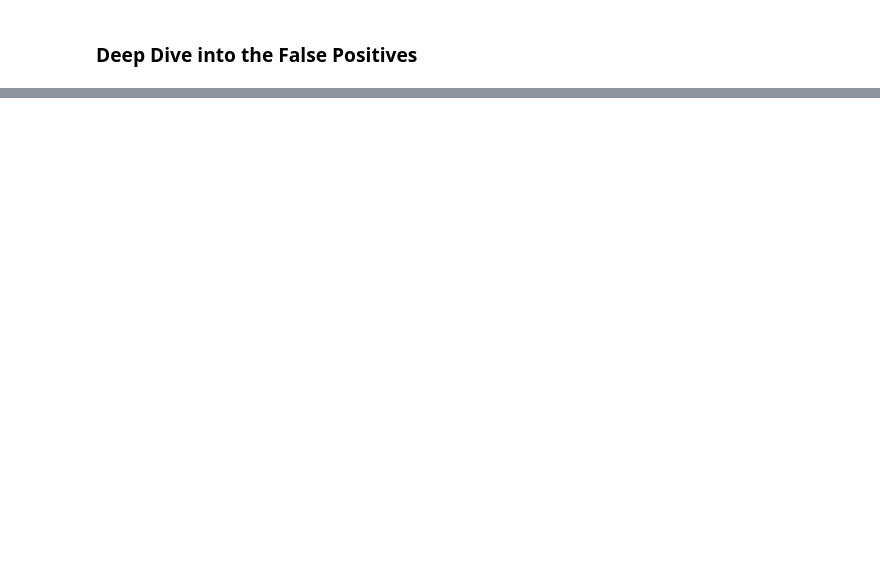
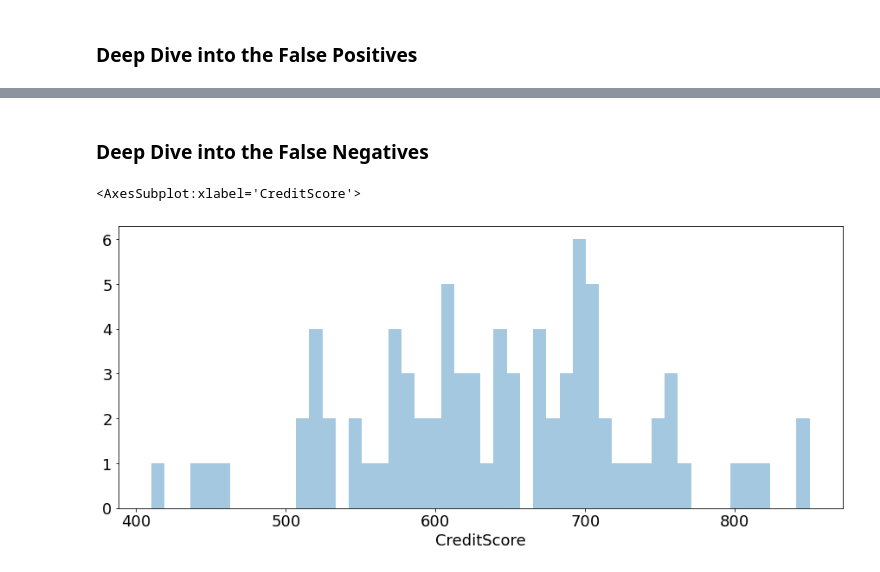
Before and after one commit to Yoyoyamato/churn_modeling, a Jupyter notebook: Final_Model.ipynb, the cells around one changed output, grey strips where cells are left out. Cells and saved outputs as stored; diff of their text form; code cells hidden in the pictures; blank space fills up the shorter version.

Commit message:
adding a false negative EDA section

```diff
--- a/Final_Model.ipynb
+++ b/Final_Model.ipynb
@@ -141,7 +141,7 @@ mis_clas
 # %%
 # dividing the dataset into False Positive & False Negative
 FP = mis_clas[mis_clas.y_pred == 1]
-NP = mis_clas[mis_clas.y_pred == 0]
+FN = mis_clas[mis_clas.y_pred == 0]
 # %% [markdown]
 ### Deep Dive into the False Positives
 # %%
@@ -197,0 +198,8 @@ sns.distplot(FP_df['Tenure'],bins=11, kde=False)
+# %% [markdown]
+### Deep Dive into the False Negatives
+# %%
+FN_df = df_with_knn[df_with_knn.index.isin(FN.index)]
+sns.distplot(FP_df['CreditScore'],bins=50, kde=False)
+# %% [output]
+<AxesSubplot:xlabel='CreditScore'>
+[figure, added]
```
Also changed, not shown: parts of 14 cells of this notebook.
